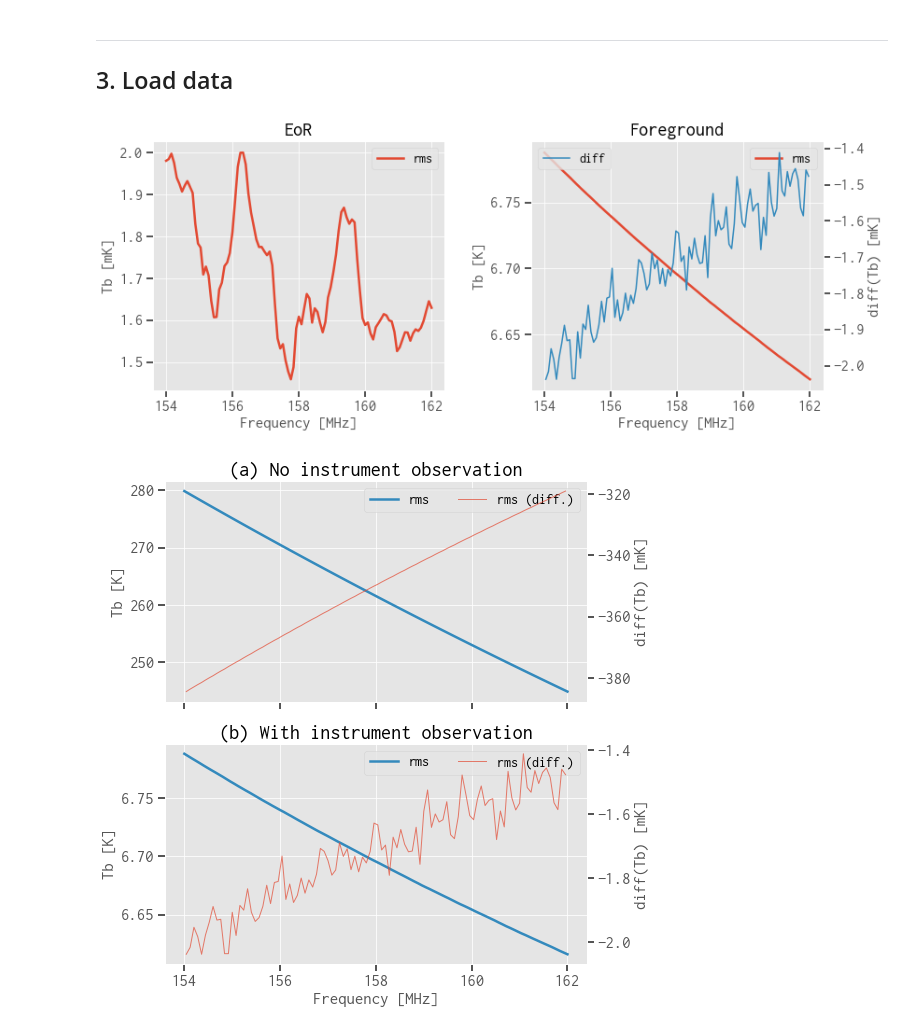
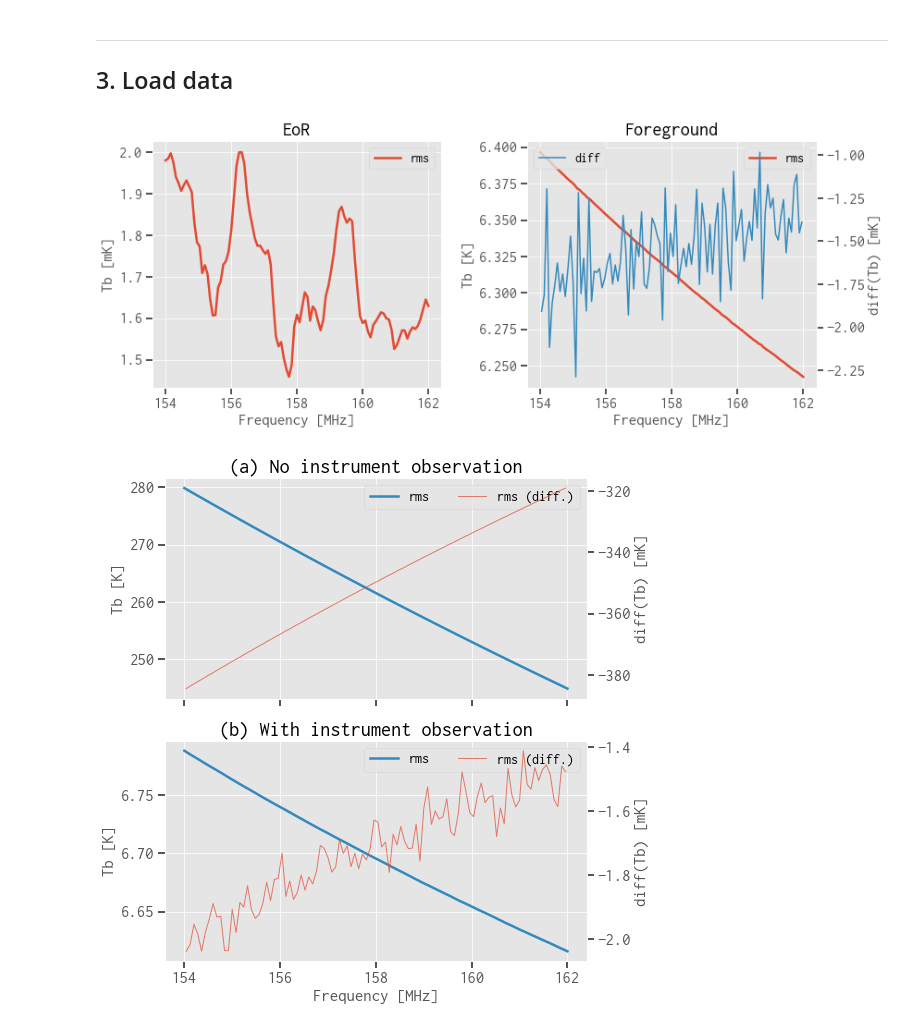
Before and after one commit to liweitianux/cdae-eor, a Jupyter notebook: code/cdae.ipynb, the cells around one changed output. Saved outputs shown, nothing was run; the diff lists cells and outputs as text; code cells hidden in the pictures.

```diff
--- a/code/cdae.ipynb
+++ b/code/cdae.ipynb
@@ -381,35 +383,35 @@ skycube_fg  = fits.open(path.join(datadir, 'fg_b158c80_n360-cube.fits' ))[0].dat
 # %%
 def plot_cubes(cube_eor, cube_fg):
     nfreq = cube_eor.shape[0]
     freqs = np.linspace(154, 162, nfreq)
     fmid = (freqs[1:] + freqs[:-1]) / 2
 
     fig, (ax0, ax1) = plt.subplots(ncols=2, figsize=(12, 5))
 
     ax = ax0
     eor_rms = rms(cube_eor, axis=(1,2)) * 1e3  # mK
     ax.plot(freqs, eor_rms, lw=2.5, label='rms')
     ax.legend()
     ax.set(xlabel='Frequency [MHz]', ylabel='Tb [mK]', title='EoR')
 
     ax = ax1
     fg_rms = rms(cube_fg, axis=(1,2))
     ax.plot(freqs, fg_rms, lw=2.5, label='rms')
     ax.legend()
     ax.set(xlabel='Frequency [MHz]', ylabel='Tb [K]', title='Foreground')
     ax_ = ax.twinx()
     ax_.plot(fmid, np.diff(fg_rms)*1e3, color='C1', label='diff')
     ax_.legend()
     ax_.set(ylabel='diff(Tb) [mK]')
     ax_.grid(False)
 
     fig.tight_layout()
     plt.show()
 
 
-plot_cubes(cube_eor, cube_fg)
+plot_cubes(cube_eor2, cube_fg2)
 # %% [output]
-[figure, old version]
+[figure, new version]
 # %%
 def plot_simudata(cube, skycube, figsize=(8, 12)):
     nf, ny, nx = cube.shape
```
Also changed, not shown: parts of 8 cells of this notebook, 1 other file.
